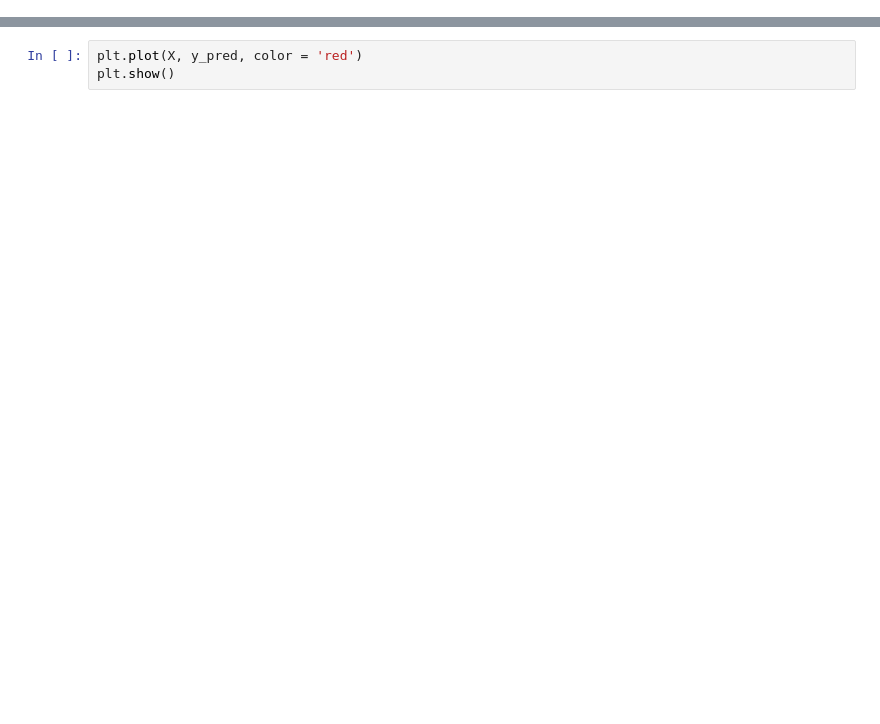
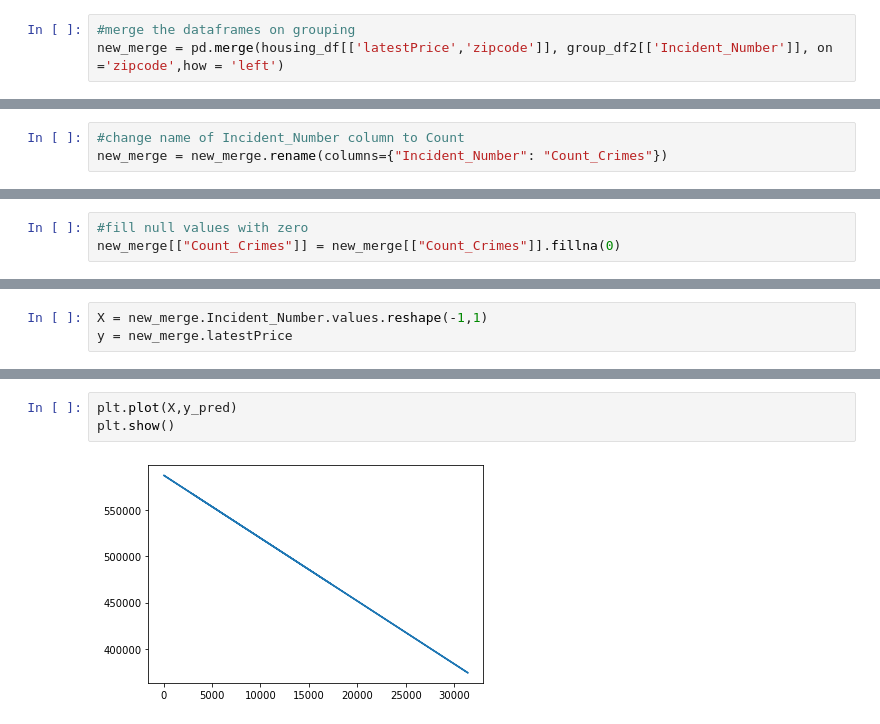
Before and after one commit to kellykindla/FinalProject, a Jupyter notebook: MachineLearningModel.ipynb, the cells around one changed output, grey strips where cells are left out. Saved outputs shown, nothing was run; the diff lists cells and outputs as text; blank space fills up the shorter version.

```diff
--- a/MachineLearningModel.ipynb
+++ b/MachineLearningModel.ipynb
@@ -59,0 +166,3 @@ print(model.intercept_) #y_intercept
+# %%
+#merge the dataframes on grouping
+new_merge = pd.merge(housing_df[['latestPrice','zipcode']], group_df2[['Incident_Number']], on ='zipcode',how = 'left')
@@ -59,0 +184,3 @@ print(model.intercept_) #y_intercept
+# %%
+#change name of Incident_Number column to Count
+new_merge = new_merge.rename(columns={"Incident_Number": "Count_Crimes"})
@@ -59,0 +203,3 @@ print(model.intercept_) #y_intercept
+# %%
+#fill null values with zero
+new_merge[["Count_Crimes"]] = new_merge[["Count_Crimes"]].fillna(0)
@@ -59,0 +208,3 @@ print(model.intercept_) #y_intercept
+# %%
+X = new_merge.Incident_Number.values.reshape(-1,1)
+y = new_merge.latestPrice
@@ -62,3 +233,5 @@ plt.scatter(X,y)
 # %%
-plt.plot(X, y_pred, color = 'red')
+plt.plot(X,y_pred)
 plt.show()
+# %% [output]
+[figure, added]
```
Also changed, not shown: parts of 42 cells of this notebook, 2 other files.
